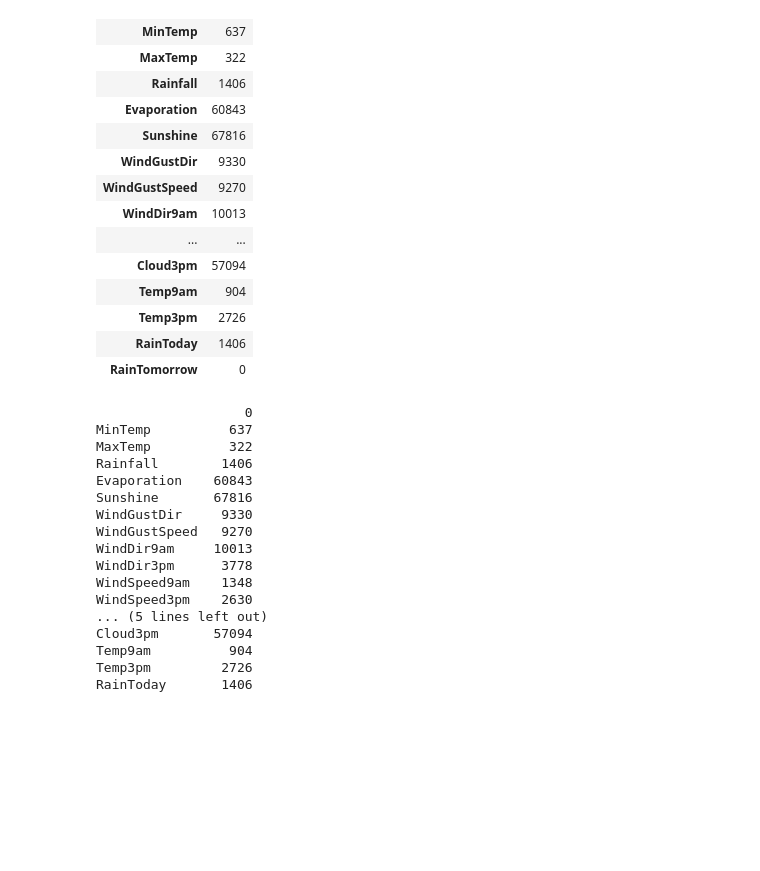
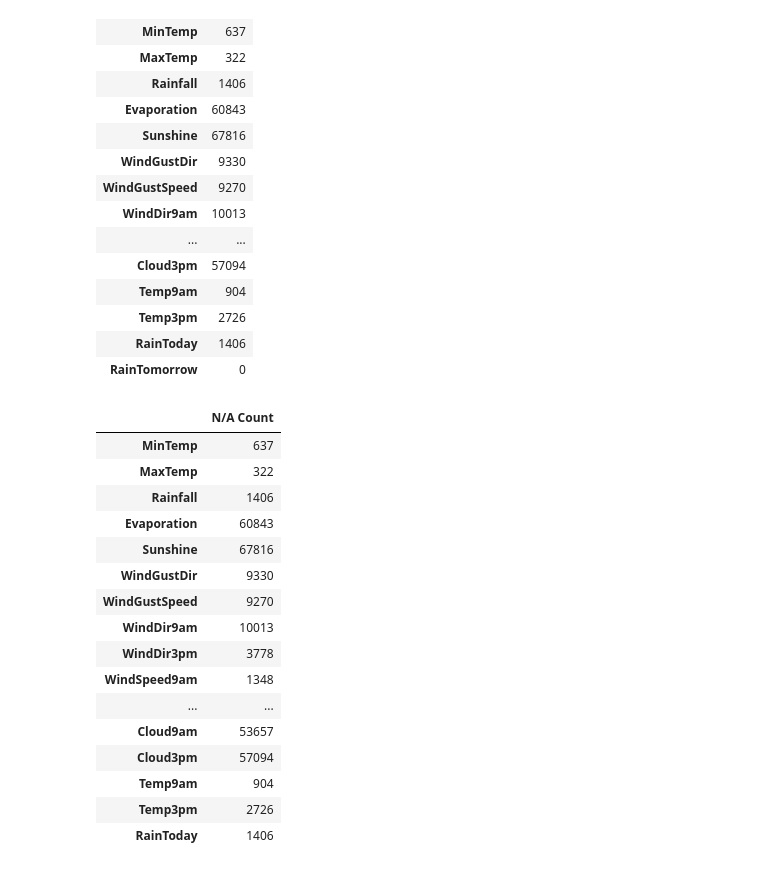
Before and after one commit to janeetazahid/ML-Projects, a Jupyter notebook: rainFall/rainfallPred.ipynb, the cells around one changed output. Cells and saved outputs as stored; diff of their text form; code cells hidden in the pictures; blank space fills up the shorter version.

```diff
--- a/rainFall/rainfallPred.ipynb
+++ b/rainFall/rainfallPred.ipynb
@@ -128,25 +128,26 @@ na_df
 | RainTomorrow | 0 |
 # %%
 na_df=na_df.drop(['Date','Location','RainTomorrow'])
-na_df=na_df.rename(columns={'0':'N/A Count'}, inplace=True)
+na_df.rename(columns={0:'N/A Count'}, inplace=True)
+na_df
 # %% [output]
-                   0
-MinTemp          637
-MaxTemp          322
-Rainfall        1406
-Evaporation    60843
-Sunshine       67816
-WindGustDir     9330
-WindGustSpeed   9270
-WindDir9am     10013
-WindDir3pm      3778
-WindSpeed9am    1348
-WindSpeed3pm    2630
-... (5 lines left out)
-Cloud3pm       57094
-Temp9am          904
-Temp3pm         2726
-RainToday       1406
+|  | N/A Count |
+| MinTemp | 637 |
+| MaxTemp | 322 |
+| Rainfall | 1406 |
+| Evaporation | 60843 |
+| Sunshine | 67816 |
+| WindGustDir | 9330 |
+| WindGustSpeed | 9270 |
+| WindDir9am | 10013 |
+| WindDir3pm | 3778 |
+| WindSpeed9am | 1348 |
+| ... | ... |
+| Cloud9am | 53657 |
+| Cloud3pm | 57094 |
+| Temp9am | 904 |
+| Temp3pm | 2726 |
+| RainToday | 1406 |
 # %%
 na_df.plot.bar()
 # %% [output]
```
Also changed, not shown: parts of 2 cells of this notebook.
